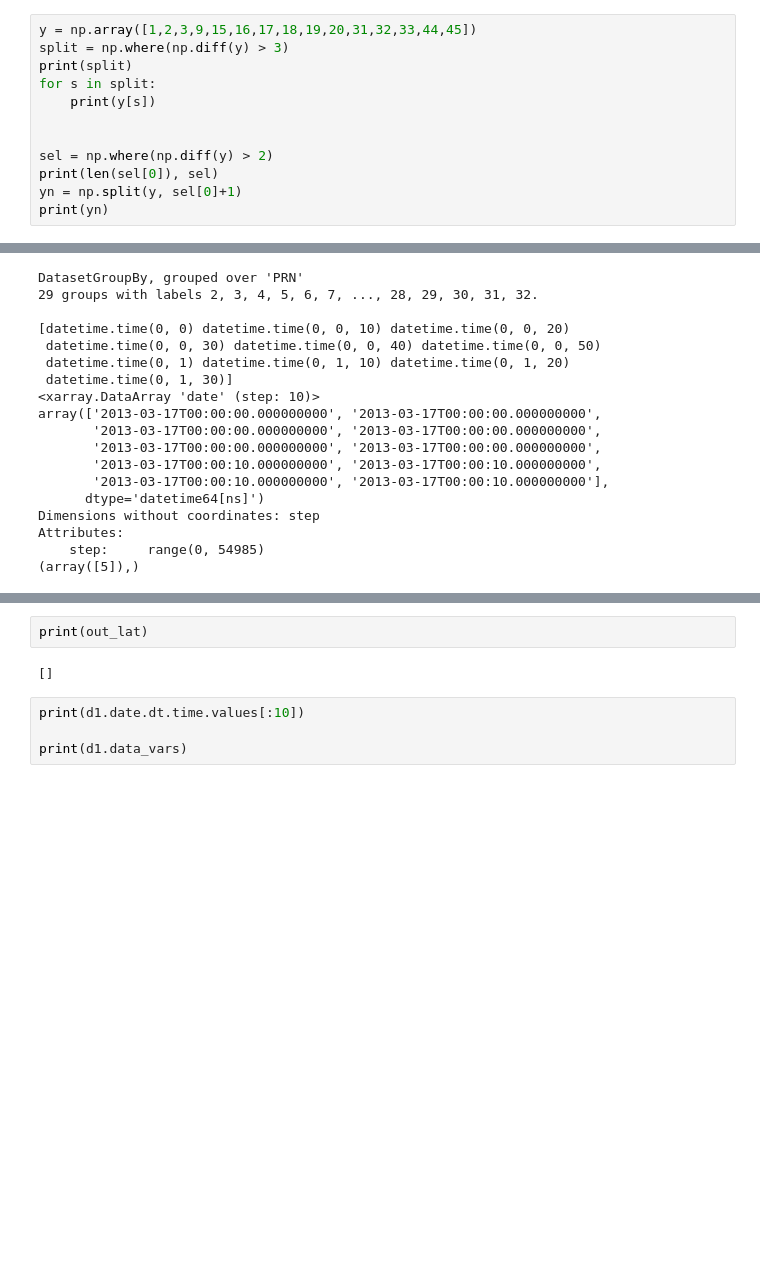
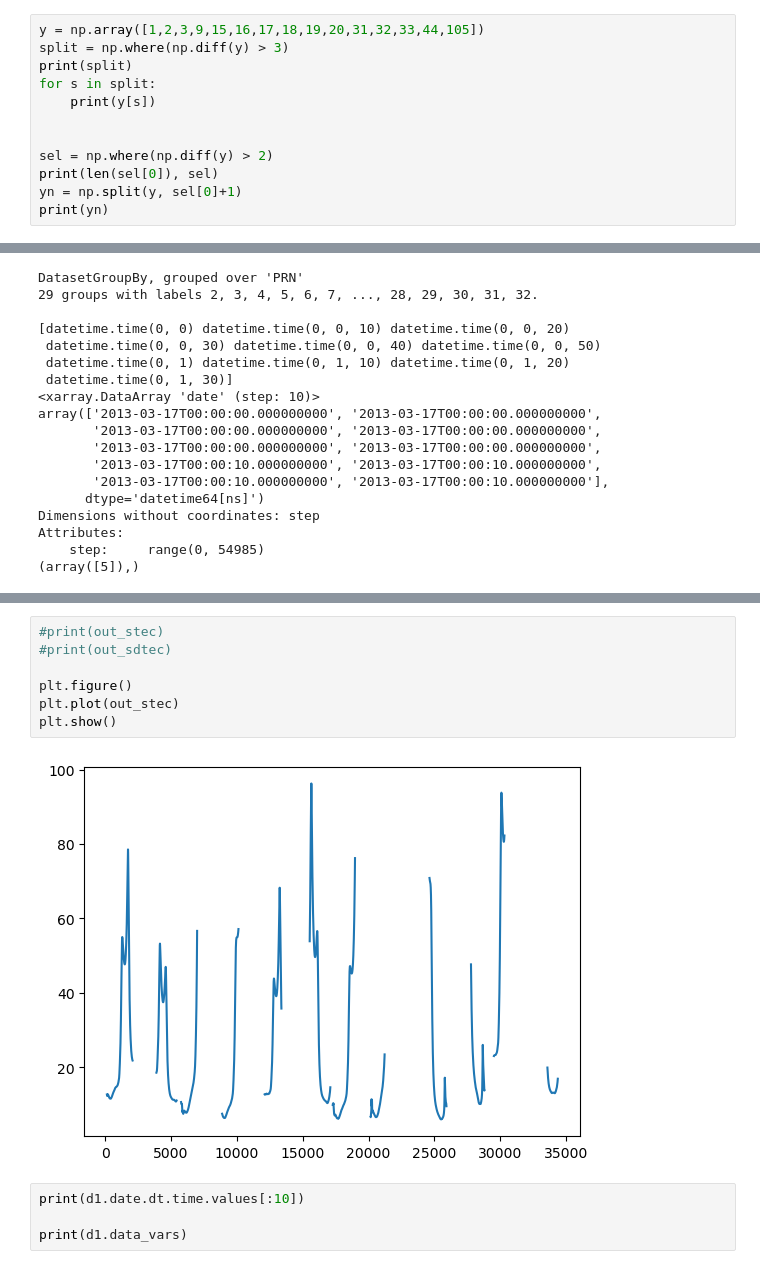
Before and after one commit to abukowski21/sat-interp-tid-analysis, a Jupyter notebook: esa_satellite_data.ipynb, the cells around one changed output, grey strips where cells are left out. Cells and saved outputs as stored; diff of their text form; blank space fills up the shorter version.

```diff
--- a/esa_satellite_data.ipynb
+++ b/esa_satellite_data.ipynb
@@ -501,5 +519,5 @@ plt.show()
 # %%
-y = np.array([1,2,3,9,15,16,17,18,19,20,31,32,33,44,45])
+y = np.array([1,2,3,9,15,16,17,18,19,20,31,32,33,44,105])
 split = np.where(np.diff(y) > 3)
 print(split)
 for s in split:
@@ -757,7 +685,12 @@ KeyboardInterrupt:
 # %%
-print(out_lat)
+#print(out_stec)
+#print(out_sdtec)
+
+plt.figure()
+plt.plot(out_stec)
+plt.show()
 # %% [output]
-[]
+[figure, added]
 # %%
 print(d1.date.dt.time.values[:10])
 
```
Also changed, not shown: parts of 8 cells of this notebook, 1 other file.
